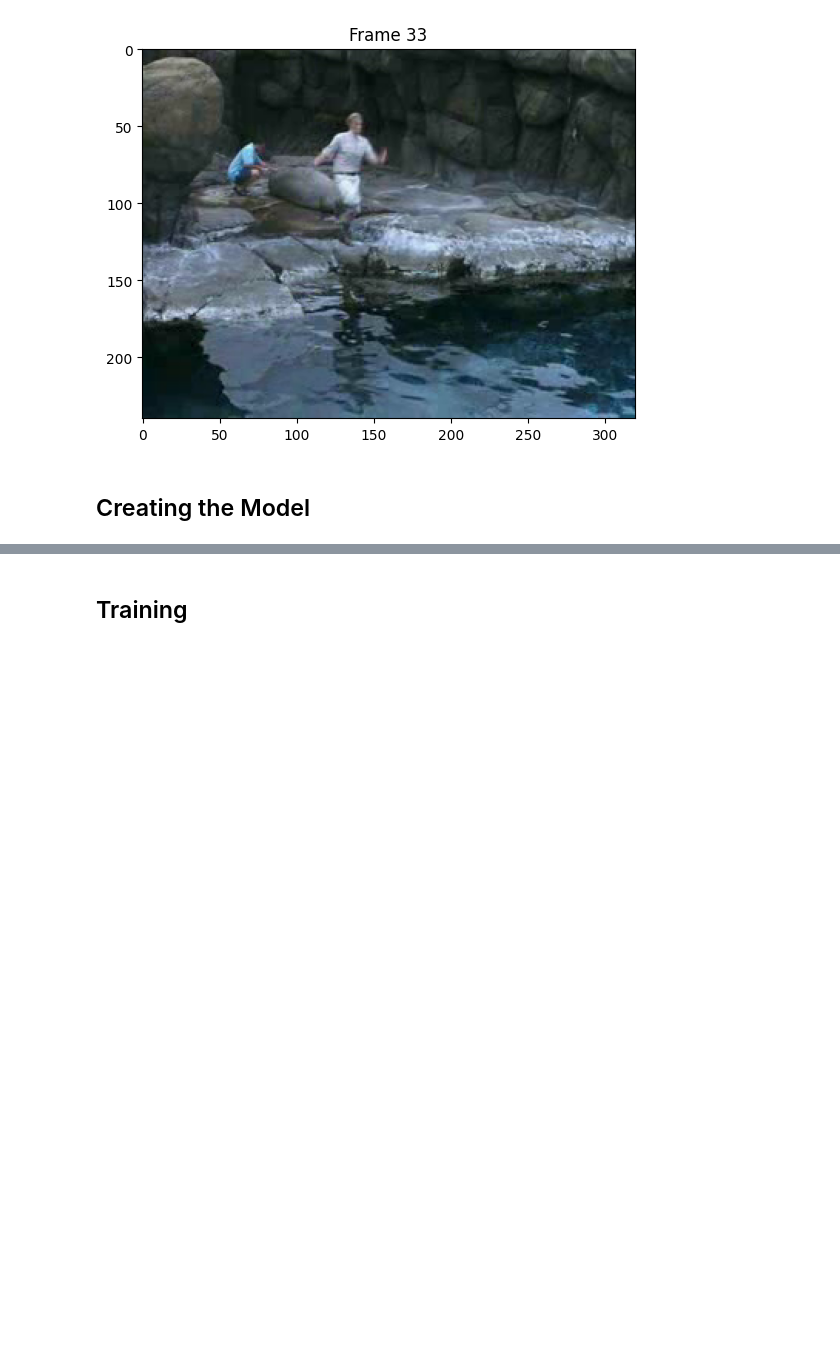
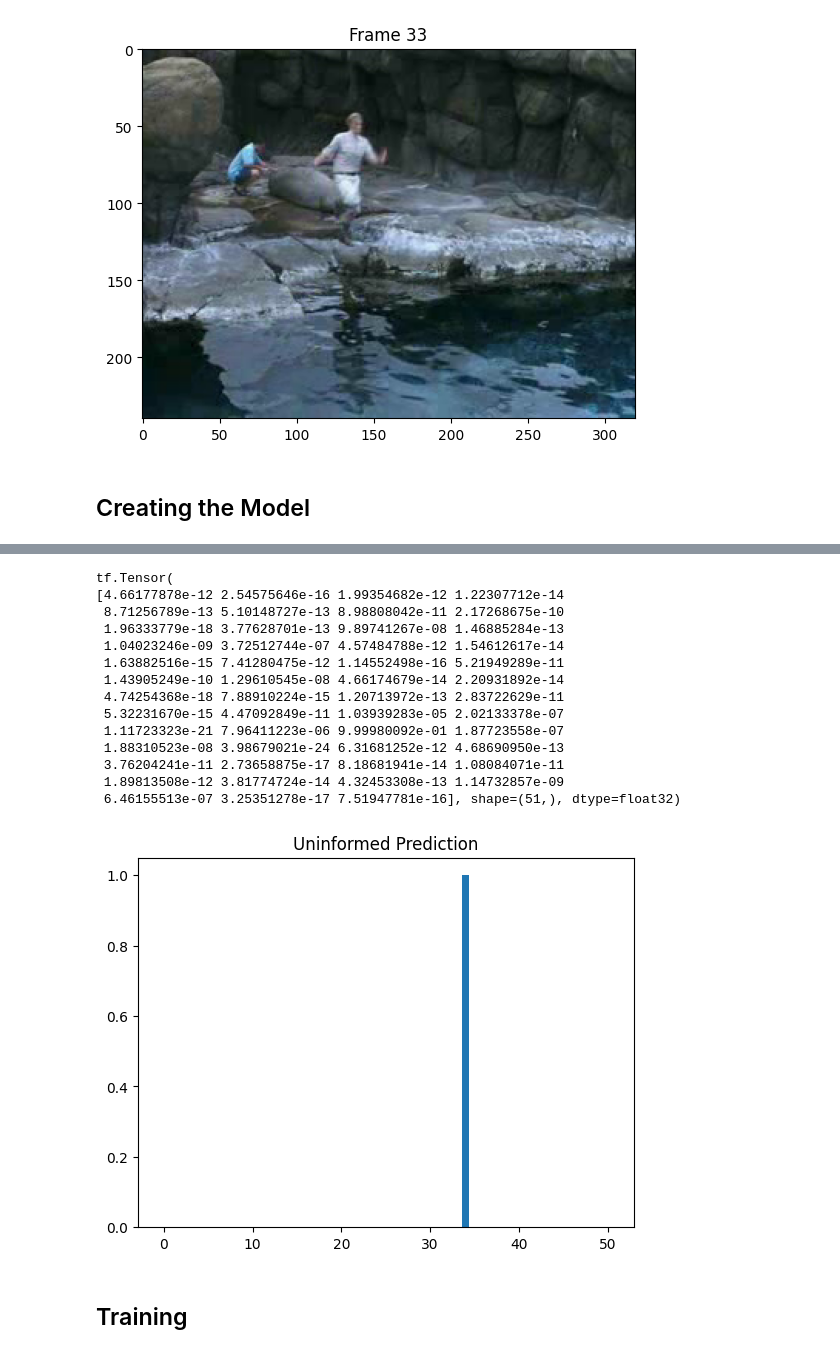
Before and after one commit to philipp-hellwig/human-action-classification, a Jupyter notebook: Group_16_DLiP_Project.ipynb, the cells around one changed output, grey strips where cells are left out. Cells and saved outputs as stored; diff of their text form; code cells hidden in the pictures; blank space fills up the shorter version.

Commit message:
added test run through with basic image model

```diff
--- a/Group_16_DLiP_Project.ipynb
+++ b/Group_16_DLiP_Project.ipynb
@@ -107,12 +105,9 @@ import tensorflow as tf
 from tensorflow import keras
 from keras import layers
 
+img_shape = vid[0].shape
 base = tf.keras.applications.VGG16(
-    include_top=True,
+    include_top=False,
     weights='imagenet',
-    input_tensor=None,
-    input_shape=None,
-    pooling=None,
-    classes=1000,
-    classifier_activation='softmax'
+    input_shape=img_shape,
 )
@@ -118,0 +159,10 @@ base = tf.keras.applications.VGG16(
+# %%
+num_classes = 51
+model = keras.Sequential([
+    base,
+    layers.Flatten(),
+    layers.Dense(128, activation="relu"),
+    layers.Dense(64, activation="relu"),
+    layers.Dense(num_classes, activation="softmax")
+])
+model.summary()
@@ -119,3 +187,24 @@ base = tf.keras.applications.VGG16(
+# %%
+pred_frame1 = model(np.expand_dims(vid[0], axis=0))[0]
+_ = plt.bar(list(range(num_classes)), pred_frame1)
+_ = plt.title("Uninformed Prediction")
+print(pred_frame1)
+# %% [output]
+tf.Tensor(
+[4.66177878e-12 2.54575646e-16 1.99354682e-12 1.22307712e-14
+ 8.71256789e-13 5.10148727e-13 8.98808042e-11 2.17268675e-10
+ 1.96333779e-18 3.77628701e-13 9.89741267e-08 1.46885284e-13
+ 1.04023246e-09 3.72512744e-07 4.57484788e-12 1.54612617e-14
+ 1.63882516e-15 7.41280475e-12 1.14552498e-16 5.21949289e-11
+ 1.43905249e-10 1.29610545e-08 4.66174679e-14 2.20931892e-14
+ 4.74254368e-18 7.88910224e-15 1.20713972e-13 2.83722629e-11
+ 5.32231670e-15 4.47092849e-11 1.03939283e-05 2.02133378e-07
+ 1.11723323e-21 7.96411223e-06 9.99980092e-01 1.87723558e-07
+ 1.88310523e-08 3.98679021e-24 6.31681252e-12 4.68690950e-13
+ 3.76204241e-11 2.73658875e-17 8.18681941e-14 1.08084071e-11
+ 1.89813508e-12 3.81774724e-14 4.32453308e-13 1.14732857e-09
+ 6.46155513e-07 3.25351278e-17 7.51947781e-16], shape=(51,), dtype=float32)
+[figure, added]
 # %% [markdown]
 ## Training
 # %% [markdown]
```
Also changed, not shown: parts of 4 cells of this notebook.
